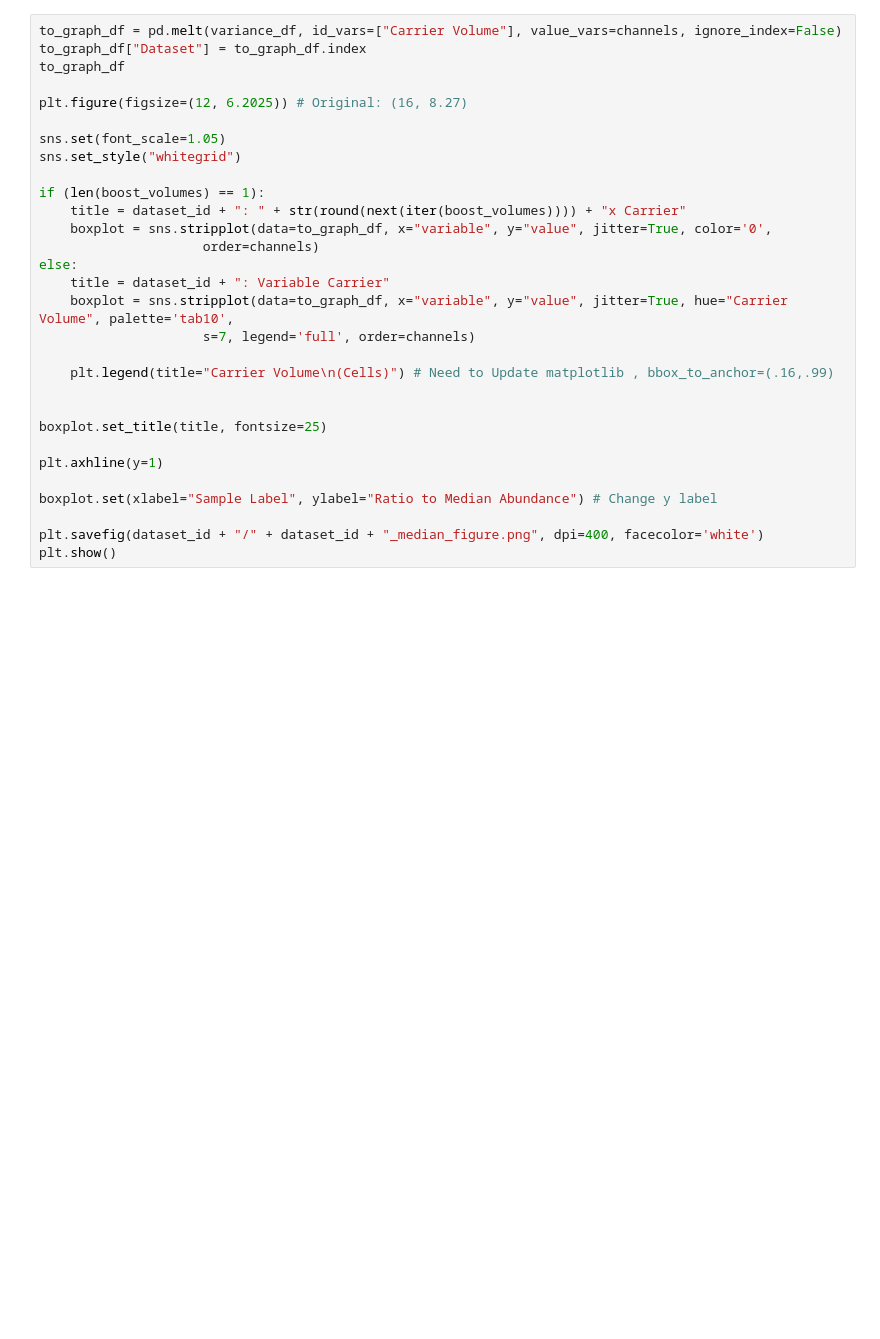
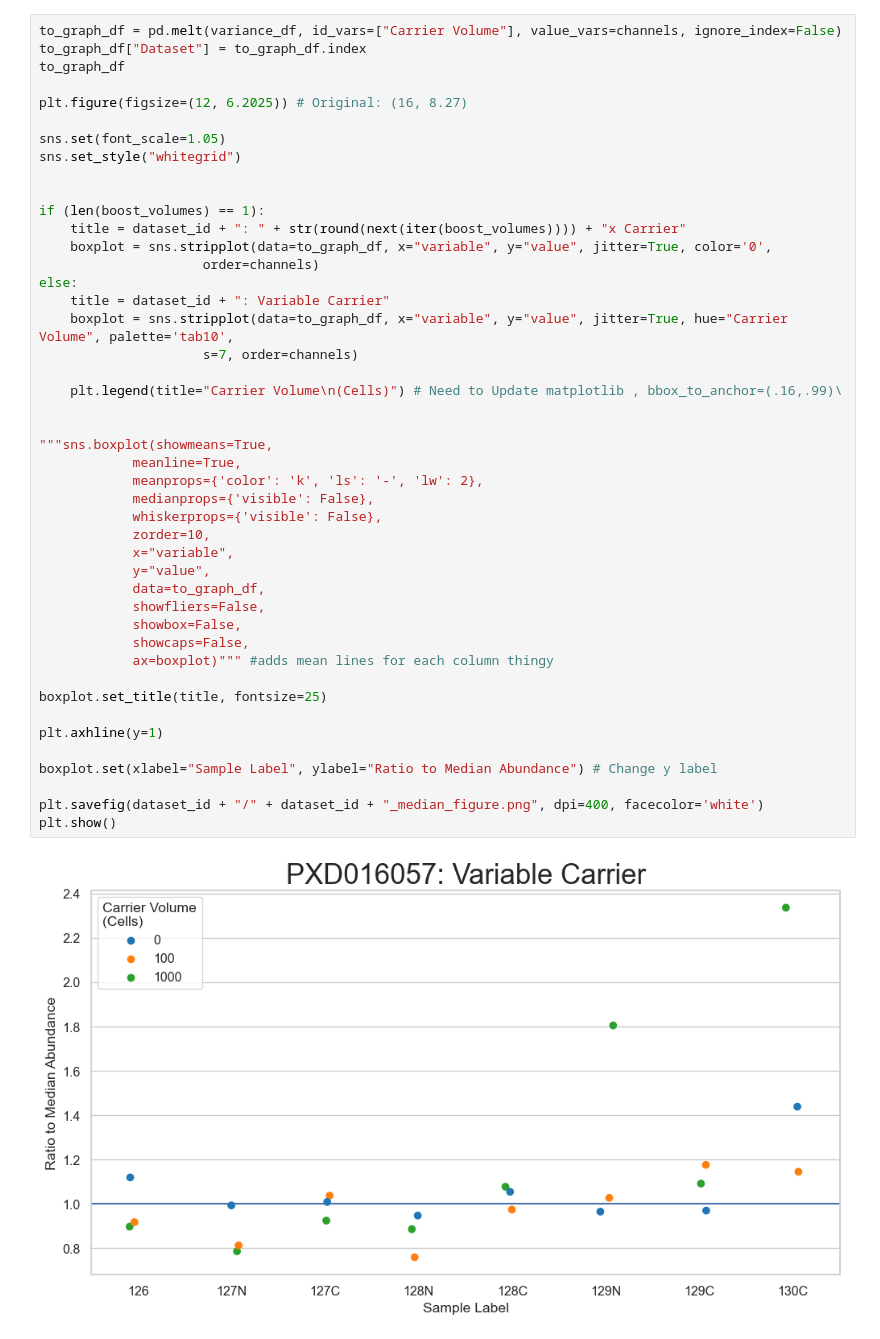
Before and after one commit to PayneLab/TMT_QC, a Jupyter notebook: Variance from Median Figure 2b.ipynb, the cells around one changed output. Drawn from its saved outputs; the diff is of its cells as text; blank space fills up the shorter version.

```diff
--- a/Variance from Median Figure 2b.ipynb
+++ b/Variance from Median Figure 2b.ipynb
@@ -169,30 +215,47 @@ anova_df
 # %%
 to_graph_df = pd.melt(variance_df, id_vars=["Carrier Volume"], value_vars=channels, ignore_index=False)
 to_graph_df["Dataset"] = to_graph_df.index
 to_graph_df
 
 plt.figure(figsize=(12, 6.2025)) # Original: (16, 8.27)
 
 sns.set(font_scale=1.05)
 sns.set_style("whitegrid")
 
+
 if (len(boost_volumes) == 1):
     title = dataset_id + ": " + str(round(next(iter(boost_volumes)))) + "x Carrier"
     boxplot = sns.stripplot(data=to_graph_df, x="variable", y="value", jitter=True, color='0',
                      order=channels)
 else:
     title = dataset_id + ": Variable Carrier"
     boxplot = sns.stripplot(data=to_graph_df, x="variable", y="value", jitter=True, hue="Carrier Volume", palette='tab10',
-                     s=7, legend='full', order=channels)
+                     s=7, order=channels)
 
-    plt.legend(title="Carrier Volume\n(Cells)") # Need to Update matplotlib , bbox_to_anchor=(.16,.99)
+    plt.legend(title="Carrier Volume\n(Cells)") # Need to Update matplotlib , bbox_to_anchor=(.16,.99)\
 
+
+"""sns.boxplot(showmeans=True,
+            meanline=True,
+            meanprops={'color': 'k', 'ls': '-', 'lw': 2},
+            medianprops={'visible': False},
+            whiskerprops={'visible': False},
+            zorder=10,
+            x="variable",
+            y="value",
+            data=to_graph_df,
+            showfliers=False,
+            showbox=False,
+            showcaps=False,
+            ax=boxplot)""" #adds mean lines for each column thingy
 
 boxplot.set_title(title, fontsize=25)
 
 plt.axhline(y=1)
 
 boxplot.set(xlabel="Sample Label", ylabel="Ratio to Median Abundance") # Change y label
 
 plt.savefig(dataset_id + "/" + dataset_id + "_median_figure.png", dpi=400, facecolor='white')
 plt.show()
+# %% [output]
+[figure, added]
```
Also changed, not shown: parts of 5 cells of this notebook, 1 other file.
